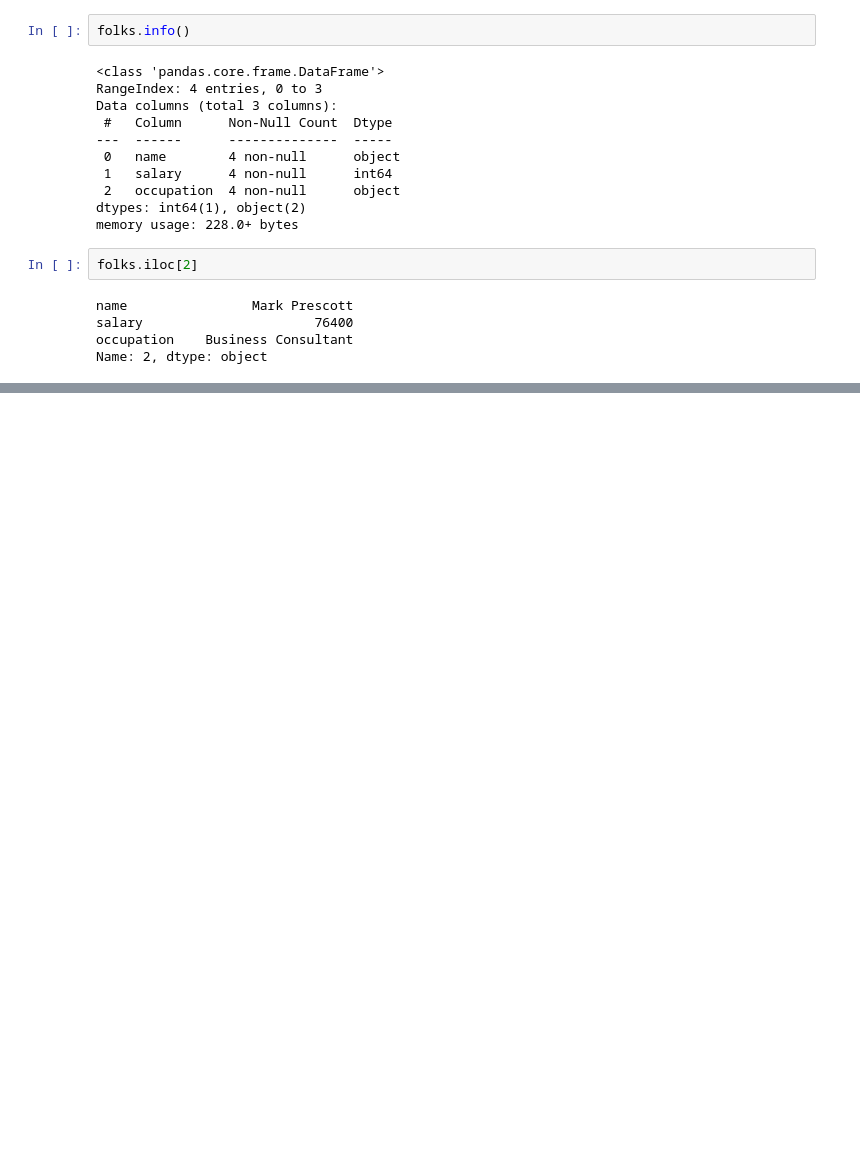
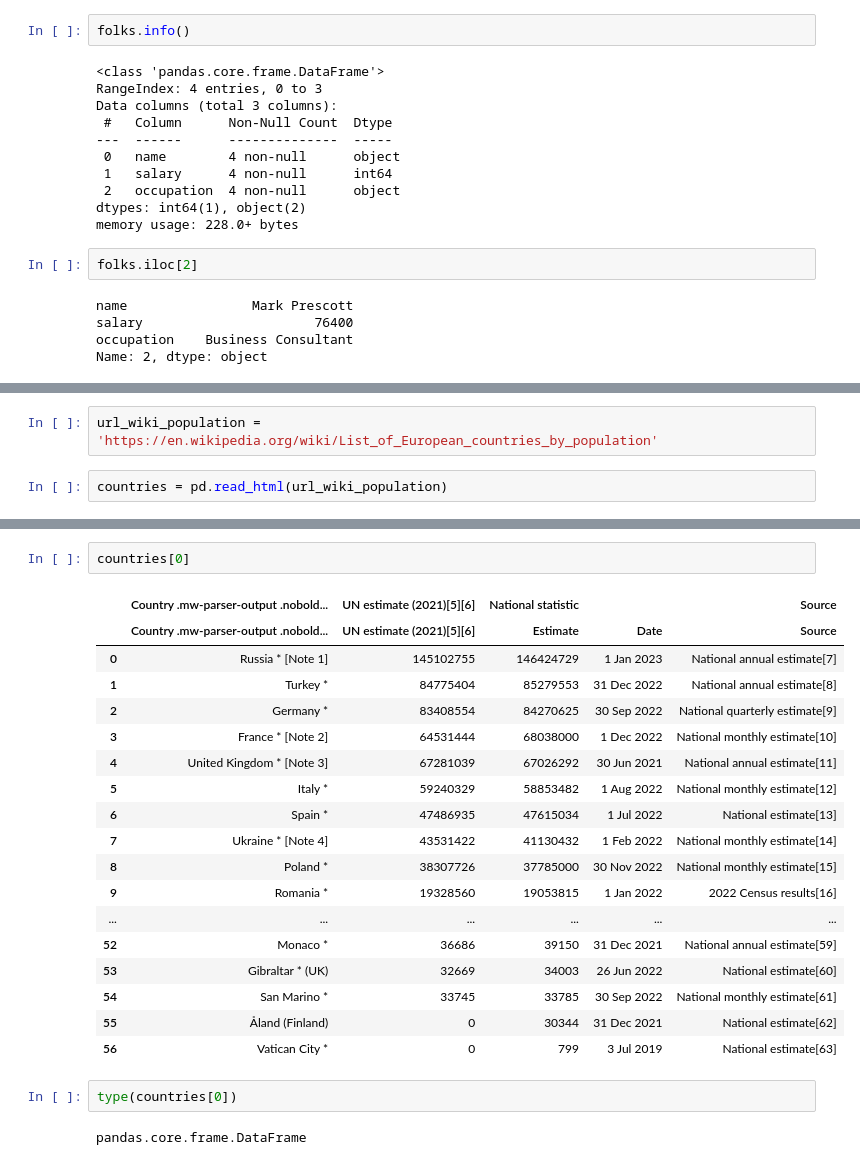
Before and after one commit to TomaszBury/The-ultimate-pandas-bootcamp-advanced-python-data-analysis, a Jupyter notebook: section_13/data_formats_and_io.ipynb, the cells around one changed output, grey strips where cells are left out. Saved outputs shown, nothing was run; the diff lists cells and outputs as text; blank space fills up the shorter version.

```diff
--- a/section_13/data_formats_and_io.ipynb
+++ b/section_13/data_formats_and_io.ipynb
@@ -44,0 +52,4 @@ Name: 2, dtype: object
+# %%
+url_wiki_population = 'https://en.wikipedia.org/wiki/List_of_European_countries_by_population'
+# %%
+countries = pd.read_html(url_wiki_population)
@@ -44,0 +71,25 @@ Name: 2, dtype: object
+# %%
+countries[0]
+# %% [output]
+|  | Country .mw-parser-output .nobold... | UN estimate (2021)[5][6] | National statistic |  | Source |
+|  | Country .mw-parser-output .nobold... | UN estimate (2021)[5][6] | Estimate | Date | Source |
+| 0 | Russia * [Note 1] | 145102755 | 146424729 | 1 Jan 2023 | National annual estimate[7] |
+| 1 | Turkey * | 84775404 | 85279553 | 31 Dec 2022 | National annual estimate[8] |
+| 2 | Germany * | 83408554 | 84270625 | 30 Sep 2022 | National quarterly estimate[9] |
+| 3 | France * [Note 2] | 64531444 | 68038000 | 1 Dec 2022 | National monthly estimate[10] |
+| 4 | United Kingdom * [Note 3] | 67281039 | 67026292 | 30 Jun 2021 | National annual estimate[11] |
+| 5 | Italy * | 59240329 | 58853482 | 1 Aug 2022 | National monthly estimate[12] |
+| 6 | Spain * | 47486935 | 47615034 | 1 Jul 2022 | National estimate[13] |
+| 7 | Ukraine * [Note 4] | 43531422 | 41130432 | 1 Feb 2022 | National monthly estimate[14] |
+| 8 | Poland * | 38307726 | 37785000 | 30 Nov 2022 | National monthly estimate[15] |
+| 9 | Romania * | 19328560 | 19053815 | 1 Jan 2022 | 2022 Census results[16] |
+| ... | ... | ... | ... | ... | ... |
+| 52 | Monaco * | 36686 | 39150 | 31 Dec 2021 | National annual estimate[59] |
+| 53 | Gibraltar * (UK) | 32669 | 34003 | 26 Jun 2022 | National estimate[60] |
+| 54 | San Marino * | 33745 | 33785 | 30 Sep 2022 | National monthly estimate[61] |
+| 55 | Åland (Finland) | 0 | 30344 | 31 Dec 2021 | National estimate[62] |
+| 56 | Vatican City * | 0 | 799 | 3 Jul 2019 | National estimate[63] |
+# %%
+type(countries[0])
+# %% [output]
+pandas.core.frame.DataFrame
```
Also changed, not shown: parts of 20 cells of this notebook.
